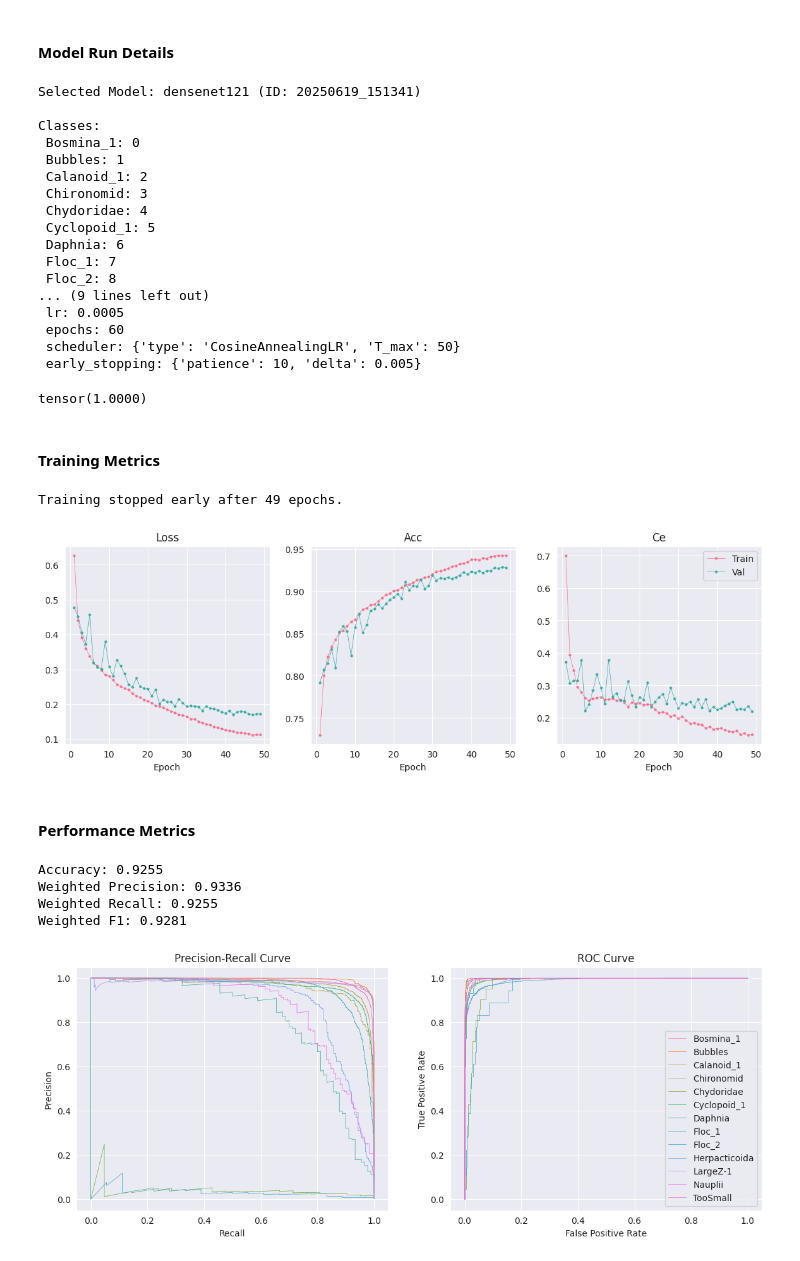
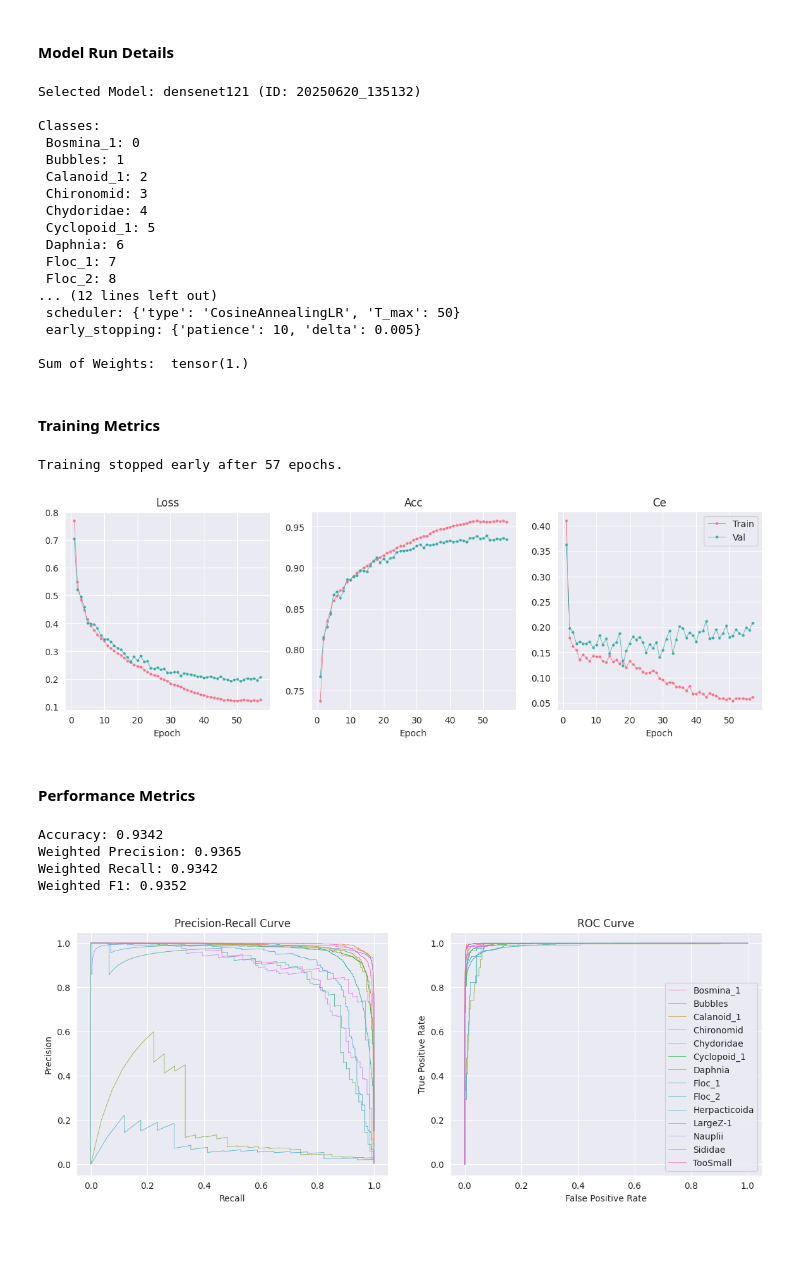
Before and after one commit to sofiar/Analysis_zooplankton, a Jupyter notebook: visualize_results.ipynb, the cells around one changed output. Saved outputs shown, nothing was run; the diff lists cells and outputs as text; code cells hidden in the pictures.

Commit message:
more weight functions

```diff
--- a/visualize_results.ipynb
+++ b/visualize_results.ipynb
@@ -37,9 +15,7 @@ With all classes, max_class_size increased to 10K, each run is ~ 1000sec
 # %%
-# Corresponds to the desired model for displaying results.
+# Corresponds to the desired model for displaying results
 
-# run_name = '20250619_125333_densenet121'
-run_name = '20250619_151341_densenet121' # new optimizer
-# run_name = '20250619_160855_densenet121' # new optimizer, new inverse weights, severely improved recall but worsened precision
+run_name = '20250620_135132_densenet121_softmax_inv'
 # %% [markdown]
 #### Notebook & Data Set-Up
 # %%
@@ -66,8 +43,8 @@ metadata_path = os.path.join(results_directory, 'environment', run_name + '.pth'
 # %%
 # Load predictions
 predictions = torch.load(predictions_path, map_location = torch.device('cpu'))
-y_true_orig = predictions[0].numpy()
-y_pred_orig = predictions[2].numpy()
+y_true = predictions[0].numpy()
+y_pred = predictions[2].numpy()
 y_pred_prob = predictions[1].numpy()
 
 # Load environment/metadata variables
@@ -77,6 +54,8 @@ classes, class_map = metadata['classes'], metadata['class_map']
 train_metrics = metadata['train_metrics']
 hyperparameters = metadata['hyperparameters']
 # image_transforms = metadata['image_transforms']
+
+class_map_rev = {v: k for k, v in class_map.items()}
 # %%
 # Merge Floc_1 and Floc_2 (only for prediction)
 
@@ -85,19 +64,21 @@ def merge_floc_classes(labels):
     merged[merged == 8] = 7
     return merged
 
-y_true = merge_floc_classes(y_true_orig)
-y_pred = merge_floc_classes(y_pred_orig)
+# y_true = merge_floc_classes(y_true_orig)
+# y_pred = merge_floc_classes(y_pred_orig)
 
-if 'Floc_2' in classes:
-    classes.remove('Floc_2')
+# if 'Floc_2' in classes:
+#     classes.remove('Floc_2')
 # %% [markdown]
 #### Model Run Details
 # %%
 print(f'Selected Model: {model_name} (ID: {model_id})')
 print('\nClasses:\n ' + '\n '.join(f'{cln}: {clid}' for cln, clid in class_map.items()))
 print('\nTraining Parameters:\n ' + '\n '.join(f'{p}: {pv}' for p, pv in hyperparameters.items()))
+
+print('\nSum of Weights: ', hyperparameters['loss_fn']['weights'].sum())
 # %% [output]
-Selected Model: densenet121 (ID: 20250619_151341)
+Selected Model: densenet121 (ID: 20250620_135132)
 
 Classes:
  Bosmina_1: 0
@@ -109,15 +90,11 @@ Classes:
  Daphnia: 6
  Floc_1: 7
  Floc_2: 8
-... (9 lines left out)
- lr: 0.0005
- epochs: 60
+... (12 lines left out)
  scheduler: {'type': 'CosineAnnealingLR', 'T_max': 50}
  early_stopping: {'patience': 10, 'delta': 0.005}
+
+Sum of Weights:  tensor(1.)
-# %%
-hyperparameters['loss_fn']['weights'].sum()
-# %% [output]
-tensor(1.0000)
 # %% [markdown]
 #### Training Metrics
 # %%
@@ -153,8 +130,8 @@ for i, metric in enumerate(metrics):
 plt.legend()
 plt.show()
 # %% [output]
-Training stopped early after 49 epochs.
+Training stopped early after 57 epochs.
-[figure, old version]
+[figure, new version]
 # %% [markdown]
 #### Performance Metrics
 # %%
@@ -165,36 +142,37 @@ test_f1 = f1_score(y_pred, y_true, average = 'weighted')
 
 print(f'Accuracy: {test_acc:.4f}\nWeighted Precision: {test_prec:.4f}\nWeighted Recall: {test_recall:.4f}\nWeighted F1: {test_f1:.4f}')
 # %% [output]
-Accuracy: 0.9255
-Weighted Precision: 0.9336
-Weighted Recall: 0.9255
-Weighted F1: 0.9281
+Accuracy: 0.9342
+Weighted Precision: 0.9365
+Weighted Recall: 0.9342
+Weighted F1: 0.9352
 # %%
-y_true_OHE = label_binarize(y_true_orig, classes = list(class_map.values())) # one hot encoded
+y_true_OHE = label_binarize(y_true, classes = list(class_map.values())) # one hot encoded
 
+# Plot
 sns.set_style('darkgrid')
 fig, axs = plt.subplots(1, 2, figsize = (14, 5))
 palette = sns.color_palette('husl', n_colors = len(class_map))
 
 for (cln, clid), col in zip(class_map.items(), palette):
     precision, recall, _ = precision_recall_curve(y_true_OHE[:, clid], y_pred_prob[:, clid])
     axs[0].plot(recall, precision, label = f'{cln}', lw = 0.5, color = col)
 
     fpr, tpr, _ = roc_curve(y_true_OHE[:, clid], y_pred_prob[:, clid])
     axs[1].plot(fpr, tpr, label = f'{cln}', lw = 0.5, color = col)
 
 axs[0].set_xlabel('Recall')
 axs[0].set_ylabel('Precision')
 axs[0].set_title('Precision-Recall Curve')
 
 axs[1].set_xlabel('False Positive Rate')
 axs[1].set_ylabel('True Positive Rate')
 axs[1].set_title('ROC Curve')
 
 plt.legend(loc = 'best')
 plt.show()
 # %% [output]
-[figure, old version]
+[figure, new version]
 # %%
 # Get confusion matrix data
 cm = confusion_matrix(y_true, y_pred)
```
Also changed, not shown: parts of 5 cells of this notebook, 2 other files.
